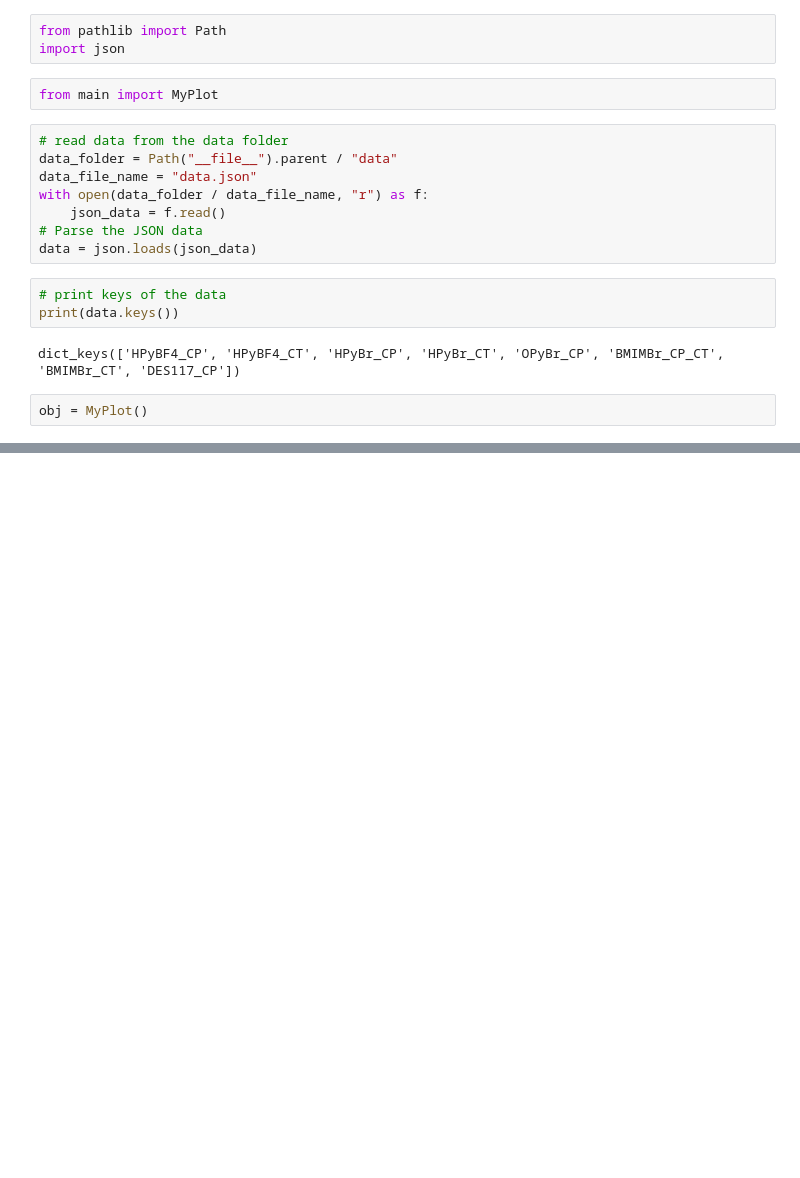
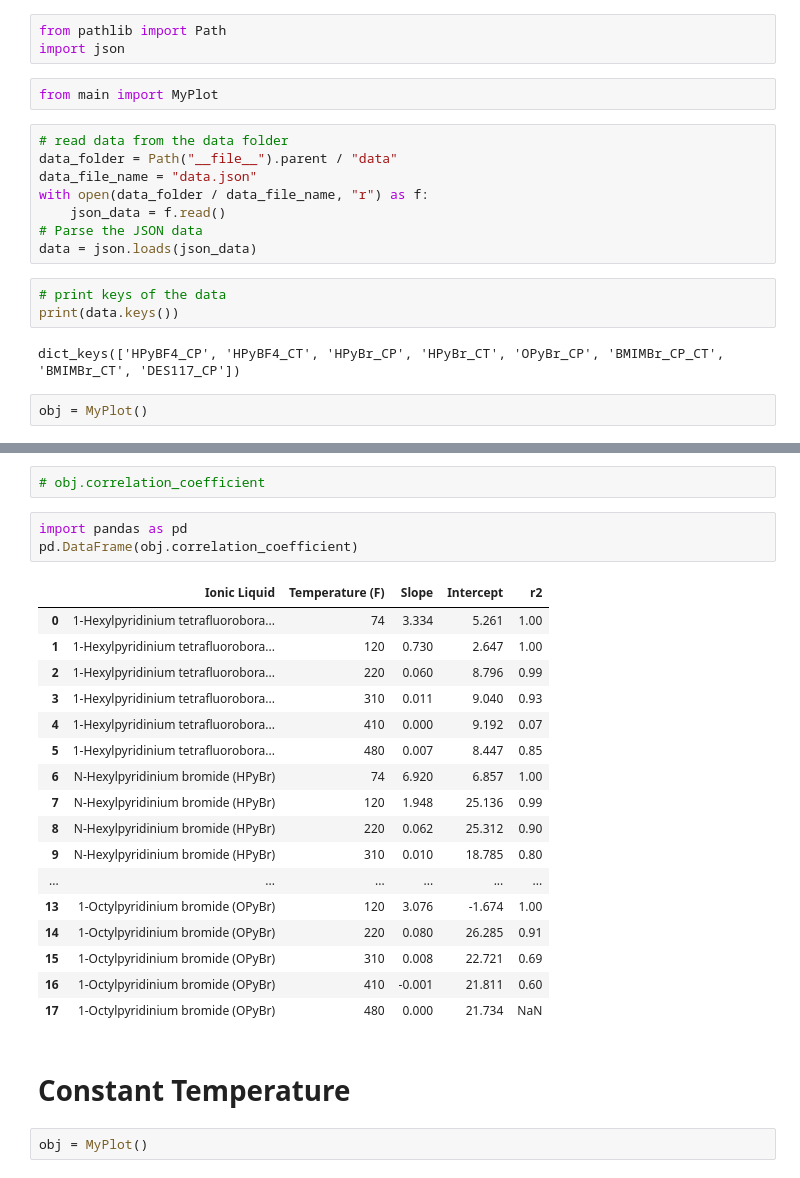
Before and after one commit to Atashnezhad/hpht, a Jupyter notebook: P03.ipynb, the cells around one changed output, grey strips where cells are left out. Saved outputs shown, nothing was run; the diff lists cells and outputs as text; blank space fills up the shorter version.

```diff
--- a/P03.ipynb
+++ b/P03.ipynb
@@ -67,0 +68,27 @@ for case in my_list:
+# %%
+# obj.correlation_coefficient
+# %%
+import pandas as pd
+pd.DataFrame(obj.correlation_coefficient)
+# %% [output]
+|  | Ionic Liquid | Temperature (F) | Slope | Intercept | r2 |
+| 0 | 1-Hexylpyridinium tetrafluorobora... | 74 | 3.334 | 5.261 | 1.00 |
+| 1 | 1-Hexylpyridinium tetrafluorobora... | 120 | 0.730 | 2.647 | 1.00 |
+| 2 | 1-Hexylpyridinium tetrafluorobora... | 220 | 0.060 | 8.796 | 0.99 |
+| 3 | 1-Hexylpyridinium tetrafluorobora... | 310 | 0.011 | 9.040 | 0.93 |
+| 4 | 1-Hexylpyridinium tetrafluorobora... | 410 | 0.000 | 9.192 | 0.07 |
+| 5 | 1-Hexylpyridinium tetrafluorobora... | 480 | 0.007 | 8.447 | 0.85 |
+| 6 | N-Hexylpyridinium bromide (HPyBr) | 74 | 6.920 | 6.857 | 1.00 |
+| 7 | N-Hexylpyridinium bromide (HPyBr) | 120 | 1.948 | 25.136 | 0.99 |
+| 8 | N-Hexylpyridinium bromide (HPyBr) | 220 | 0.062 | 25.312 | 0.90 |
+| 9 | N-Hexylpyridinium bromide (HPyBr) | 310 | 0.010 | 18.785 | 0.80 |
+| ... | ... | ... | ... | ... | ... |
+| 13 | 1-Octylpyridinium bromide (OPyBr) | 120 | 3.076 | -1.674 | 1.00 |
+| 14 | 1-Octylpyridinium bromide (OPyBr) | 220 | 0.080 | 26.285 | 0.91 |
+| 15 | 1-Octylpyridinium bromide (OPyBr) | 310 | 0.008 | 22.721 | 0.69 |
+| 16 | 1-Octylpyridinium bromide (OPyBr) | 410 | -0.001 | 21.811 | 0.60 |
+| 17 | 1-Octylpyridinium bromide (OPyBr) | 480 | 0.000 | 21.734 | NaN |
+# %% [markdown]
+# Constant Temperature
+# %%
+obj = MyPlot()
```
Also changed, not shown: parts of 3 cells of this notebook, 1 other file.
